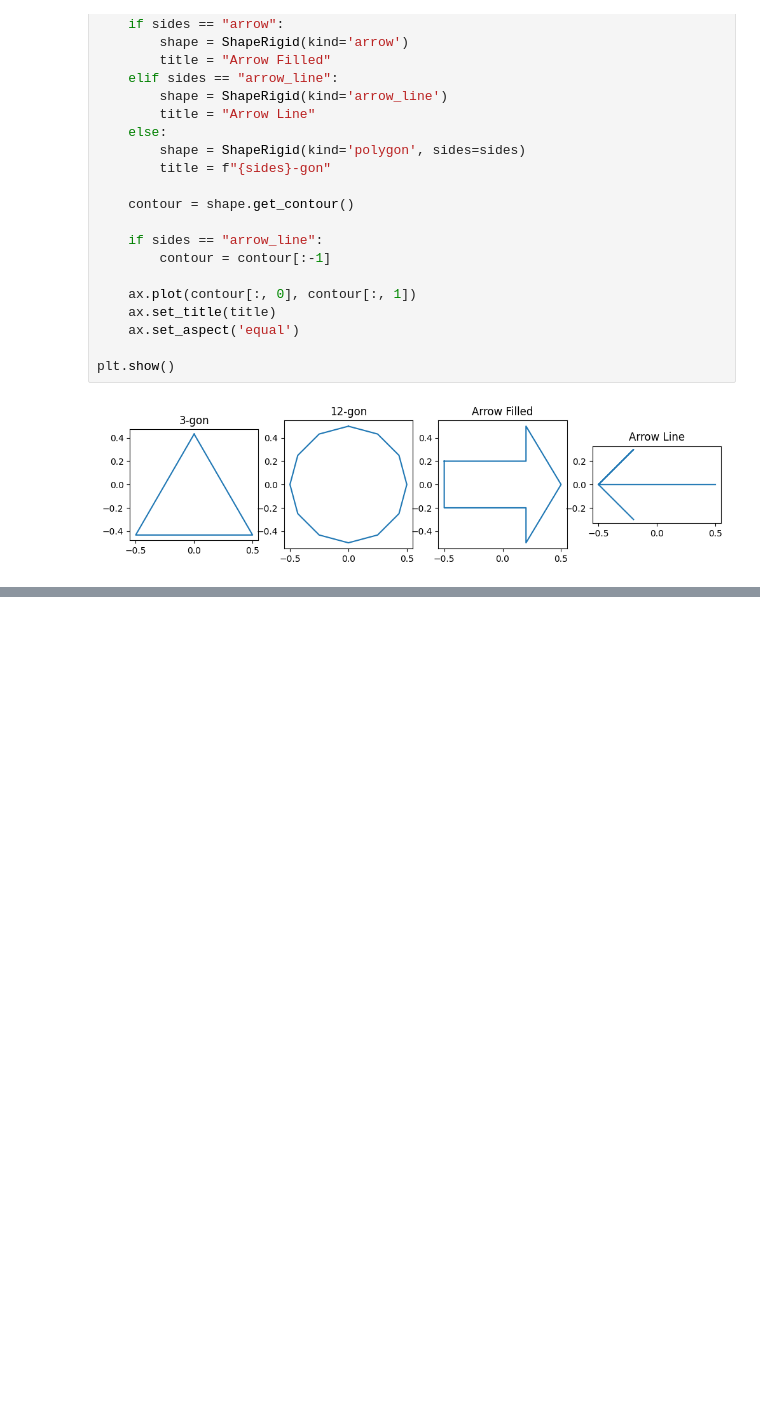
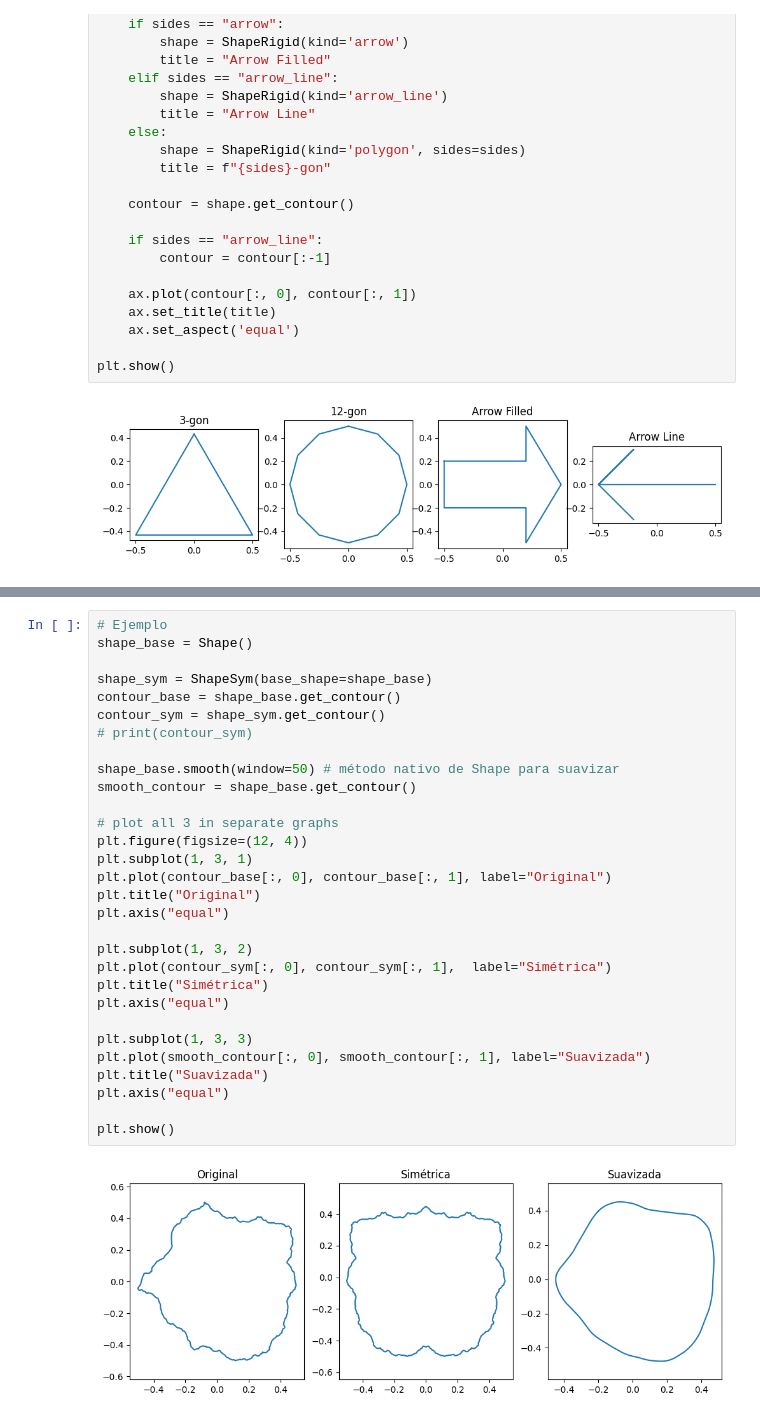
Before and after one commit to GonzaloFuentes1/CVR_CENIA, a Jupyter notebook: Test_shapes.ipynb, the cells around one changed output, grey strips where cells are left out. Cells and saved outputs as stored; diff of their text form; blank space fills up the shorter version.

Commit message:
Symmetric Shapes example in Test shapes

```diff
--- a/Test_shapes.ipynb
+++ b/Test_shapes.ipynb
@@ -663,0 +704,32 @@ plt.show()
+# %%
+# Ejemplo
+shape_base = Shape()
+
+shape_sym = ShapeSym(base_shape=shape_base)
+contour_base = shape_base.get_contour()
+contour_sym = shape_sym.get_contour()
+# print(contour_sym)
+
+shape_base.smooth(window=50) # método nativo de Shape para suavizar
+smooth_contour = shape_base.get_contour()
+
+# plot all 3 in separate graphs
+plt.figure(figsize=(12, 4))
+plt.subplot(1, 3, 1)
+plt.plot(contour_base[:, 0], contour_base[:, 1], label="Original")
+plt.title("Original")
+plt.axis("equal")
+
+plt.subplot(1, 3, 2)
+plt.plot(contour_sym[:, 0], contour_sym[:, 1],  label="Simétrica")
+plt.title("Simétrica")
+plt.axis("equal")
+
+plt.subplot(1, 3, 3)
+plt.plot(smooth_contour[:, 0], smooth_contour[:, 1], label="Suavizada")
+plt.title("Suavizada")
+plt.axis("equal")
+
+plt.show()
+# %% [output]
+[figure, added]
```
Also changed, not shown: parts of 6 cells of this notebook.
